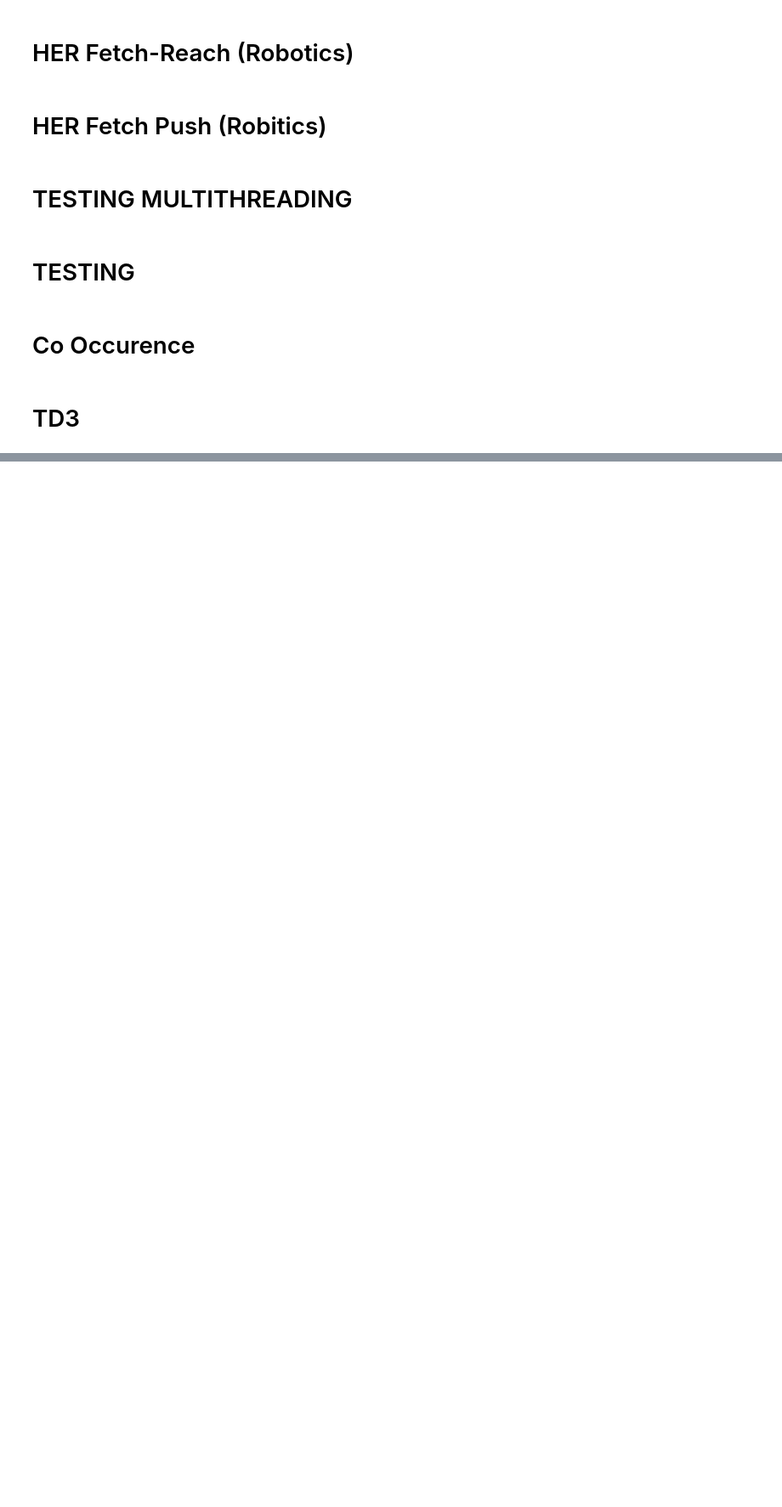
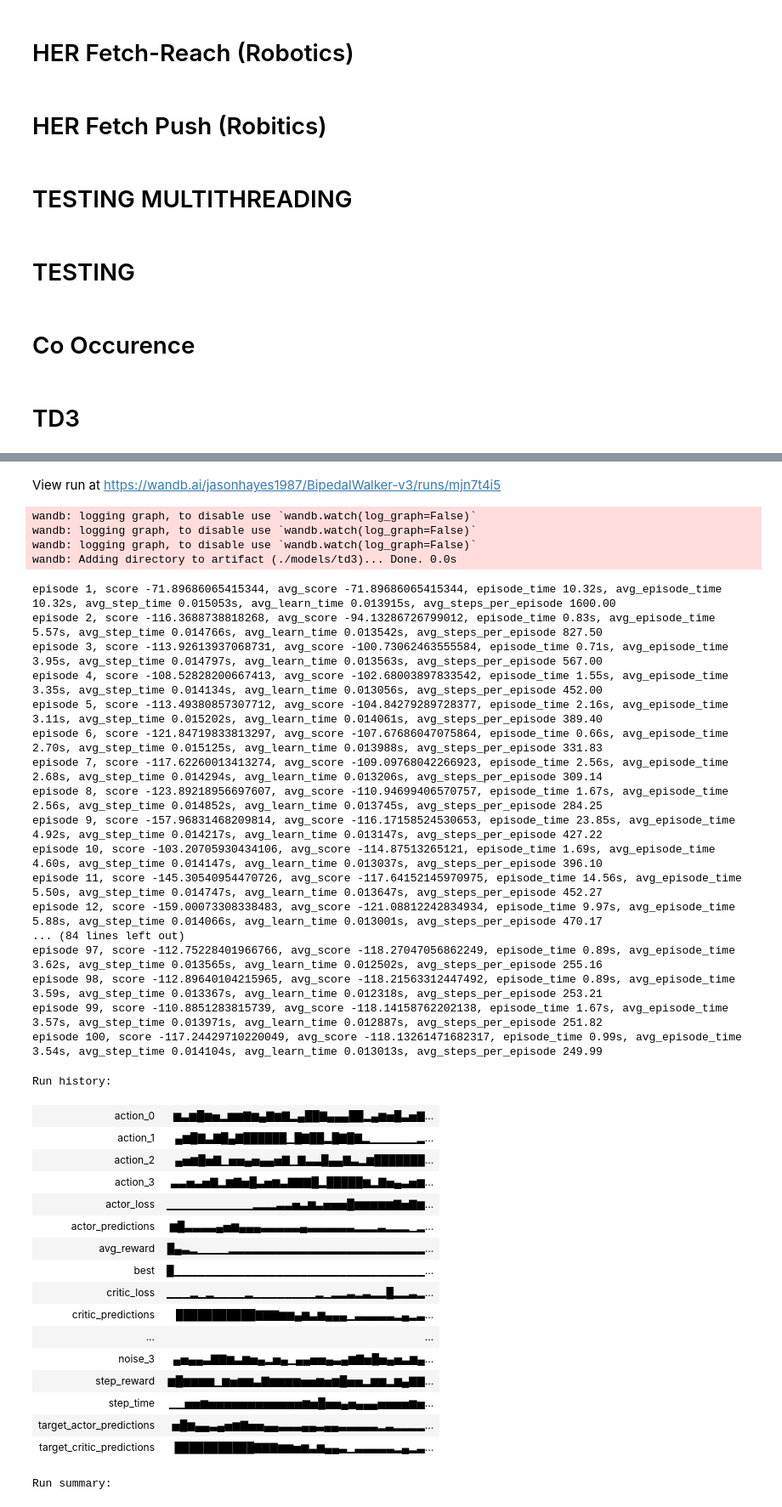
Before and after one commit to jasonhayes1987/PhoenX_RL, a Jupyter notebook: pytorch/src/app/test_bed.ipynb, the cells around one changed output, grey strips where cells are left out. Shown: that part at 85% size. Saved outputs shown, nothing was run; the diff lists cells and outputs as text; code cells hidden in the pictures; blank space fills up the shorter version.

```diff
--- a/pytorch/src/app/test_bed.ipynb
+++ b/pytorch/src/app/test_bed.ipynb
@@ -1671,0 +1731,2 @@ env = gym.make('LunarLanderContinuous-v3')
+# %%
+env = gym.make(env_spec)
@@ -1676,7 +1739,7 @@ device='cuda'
 
 dense_layers = [
     (
-        512,
+        256,
         "relu",
         {
             "default": {
@@ -1699,7 +1762,7 @@ dense_layers = [
 output_kernel = {"default":{}}
 
 actor = models.ActorModel(env, cnn_model=None, dense_layers=dense_layers, output_layer_kernel=output_kernel,
-                          optimizer='Adam', optimizer_params={'weight_decay':0.0}, learning_rate=0.001,
+                          optimizer='Adam', optimizer_params={'weight_decay':0.0}, learning_rate=3e-4,
                           normalize_layers=False, device=device)
 # %%
 actor
@@ -1713,7 +1776,7 @@ state_layers = []
 
 merged_layers = [
     (
-        400,
+        256,
         "relu",
         {
             "default": {
@@ -1722,7 +1785,7 @@ merged_layers = [
         },
     ),
     (
-        300,
+        256,
         "relu",
         {
             "default": {
@@ -1737,7 +1800,7 @@ output_kernel = {"default":{}}
 
 critic = models.CriticModel(env=env, cnn_model=None, state_layers=state_layers, merged_layers=merged_layers,
                             output_layer_kernel=output_kernel, optimizer="Adam",
-                            optimizer_params={'weight_decay':0.0},learning_rate=0.001, normalize_layers=False,
+                            optimizer_params={'weight_decay':0.0},learning_rate=3e-4, normalize_layers=False,
                             device=device)
 # %%
 critic
@@ -1753,10 +1816,10 @@ td3 = rl_agents.TD3(
     actor_model=actor,
     critic_model=critic,
     replay_buffer=replay_buffer,
-    batch_size=100,
+    batch_size=256,
     noise=noise,
     actor_update_delay=2,
-    callbacks=[rl_callbacks.WandbCallback("LunarLander-v2-continuous")],
+    callbacks=[rl_callbacks.WandbCallback("BipedalWalker-v3")],
     use_mpi=False,
     device=device
 )
@@ -1769,4 +1832,5 @@ for params in td3.critic_model_b.parameters():
 # %%
 td3.get_config()
 # %%
-td3.train(num_episodes=12)
+td3.train(num_episodes=100)
+# %% [output]
@@ -1772,0 +1841,40 @@ td3.train(num_episodes=12)
+View run at https://wandb.ai/jasonhayes1987/BipedalWalker-v3/runs/mjn7t4i5
+wandb: logging graph, to disable use `wandb.watch(log_graph=False)`
+wandb: logging graph, to disable use `wandb.watch(log_graph=False)`
+wandb: logging graph, to disable use `wandb.watch(log_graph=False)`
+wandb: Adding directory to artifact (./models/td3)... Done. 0.0s
+episode 1, score -71.89686065415344, avg_score -71.89686065415344, episode_time 10.32s, avg_episode_time 10.32s, avg_step_time 0.015053s, avg_learn_time 0.013915s, avg_steps_per_episode 1600.00
+episode 2, score -116.3688738818268, avg_score -94.13286726799012, episode_time 0.83s, avg_episode_time 5.57s, avg_step_time 0.014766s, avg_learn_time 0.013542s, avg_steps_per_episode 827.50
+episode 3, score -113.92613937068731, avg_score -100.73062463555584, episode_time 0.71s, avg_episode_time 3.95s, avg_step_time 0.014797s, avg_learn_time 0.013563s, avg_steps_per_episode 567.00
+episode 4, score -108.52828200667413, avg_score -102.68003897833542, episode_time 1.55s, avg_episode_time 3.35s, avg_step_time 0.014134s, avg_learn_time 0.013056s, avg_steps_per_episode 452.00
+episode 5, score -113.49380857307712, avg_score -104.84279289728377, episode_time 2.16s, avg_episode_time 3.11s, avg_step_time 0.015202s, avg_learn_time 0.014061s, avg_steps_per_episode 389.40
+episode 6, score -121.84719833813297, avg_score -107.67686047075864, episode_time 0.66s, avg_episode_time 2.70s, avg_step_time 0.015125s, avg_learn_time 0.013988s, avg_steps_per_episode 331.83
+episode 7, score -117.62260013413274, avg_score -109.09768042266923, episode_time 2.56s, avg_episode_time 2.68s, avg_step_time 0.014294s, avg_learn_time 0.013206s, avg_steps_per_episode 309.14
+episode 8, score -123.89218956697607, avg_score -110.94699406570757, episode_time 1.67s, avg_episode_time 2.56s, avg_step_time 0.014852s, avg_learn_time 0.013745s, avg_steps_per_episode 284.25
+episode 9, score -157.96831468209814, avg_score -116.17158524530653, episode_time 23.85s, avg_episode_time 4.92s, avg_step_time 0.014217s, avg_learn_time 0.013147s, avg_steps_per_episode 427.22
+episode 10, score -103.20705930434106, avg_score -114.87513265121, episode_time 1.69s, avg_episode_time 4.60s, avg_step_time 0.014147s, avg_learn_time 0.013037s, avg_steps_per_episode 396.10
+episode 11, score -145.30540954470726, avg_score -117.64152145970975, episode_time 14.56s, avg_episode_time 5.50s, avg_step_time 0.014747s, avg_learn_time 0.013647s, avg_steps_per_episode 452.27
+episode 12, score -159.00073308338483, avg_score -121.08812242834934, episode_time 9.97s, avg_episode_time 5.88s, avg_step_time 0.014066s, avg_learn_time 0.013001s, avg_steps_per_episode 470.17
+... (84 lines left out)
+episode 97, score -112.75228401966766, avg_score -118.27047056862249, episode_time 0.89s, avg_episode_time 3.62s, avg_step_time 0.013565s, avg_learn_time 0.012502s, avg_steps_per_episode 255.16
+episode 98, score -112.89640104215965, avg_score -118.21563312447492, episode_time 0.89s, avg_episode_time 3.59s, avg_step_time 0.013367s, avg_learn_time 0.012318s, avg_steps_per_episode 253.21
+episode 99, score -110.8851283815739, avg_score -118.14158762202138, episode_time 1.67s, avg_episode_time 3.57s, avg_step_time 0.013971s, avg_learn_time 0.012887s, avg_steps_per_episode 251.82
+episode 100, score -117.24429710220049, avg_score -118.13261471682317, episode_time 0.99s, avg_episode_time 3.54s, avg_step_time 0.014104s, avg_learn_time 0.013013s, avg_steps_per_episode 249.99
+Run history:
+| action_0 | ▆▃▆█▆▅▂▆▆▇▆▄▇▆▇▂▄██▇▄▄▄██▂▄▆▅█▃▅▇... |
+| action_1 | ▄▆█▇▃▇█▄▇██████▁█▇██▂█▇█▇▂▁▁▁▁▁▁▂... |
+| action_2 | ▄▅▆█▅▇▁▅▅▄▅▄▄▅▇▁▇▃▃█▄▄▇▃▂▆███████... |
+| action_3 | ▃▃▅▃▅▇▂▆▇▅█▃▅▆▃▇▇▇█▂█████▆▂▇▅▄▃▅▆... |
+| actor_loss | ▁▁▁▁▁▁▁▁▁▁▁▂▂▂▃▃▅▃▆▃▅▅▅█▆▆▆▆▆▇▅▇▆... |
+| actor_predictions | ▆█▃▃▃▃▄▅▆▄▄▄▃▃▃▃▃▄▃▃▃▃▃▃▂▂▂▃▂▂▂▁▂... |
+| avg_reward | █▄▃▂▁▁▁▁▂▂▂▂▂▂▂▂▂▂▂▂▂▂▂▂▂▂▂▂▂▂▂▂▂... |
+| best | █▁▁▁▁▁▁▁▁▁▁▁▁▁▁▁▁▁▁▁▁▁▁▁▁▁▁▁▁▁▁▁▁... |
+| critic_loss | ▁▁▁▂▁▂▁▁▁▁▂▁▁▁▁▁▁▁▁▂▁▂▂▃▂▃▂▂█▂▂▃▂... |
+| critic_predictions | ███████████▇▇▇▆▆▄▆▃▆▄▄▄▁▃▃▃▃▃▂▄▂▃... |
+| ... | ... |
+| noise_3 | ▄▅▄▄▃▇▇▆▃▆▅▄▂▅▄▁▄▄▅▅▄▃▄▆▇▅█▅▄▅▃▆▄... |
+| step_reward | ▆█▆▆▆▆▁▆▅▆▆▃▇▆▆▆▆▅▅▆▅▆█▅▅▂▆▆▂▆▄▇▇... |
+| step_time | ▁▁▅▅▆▅▅▅▅▅▅▅▅▅▅▅▅▆▅█▅▅▄▅▄▄▄▅▅▅▅▆▅... |
+| target_actor_predictions | ▅█▆▄▄▃▄▅▆▇▅▅▄▄▃▃▃▄▄▃▄▄▃▃▃▃▃▂▃▂▂▂▂... |
+| target_critic_predictions | ███████████▇▇▇▆▆▅▆▃▆▄▄▃▁▃▃▃▃▃▂▄▂▃... |
+Run summary:
```
Also changed, not shown: parts of 22 cells of this notebook, 5 other files.
